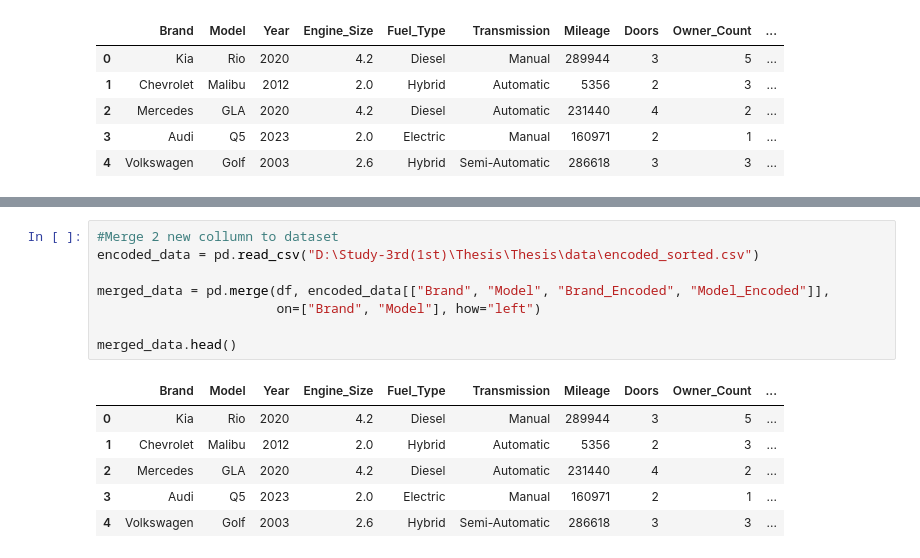
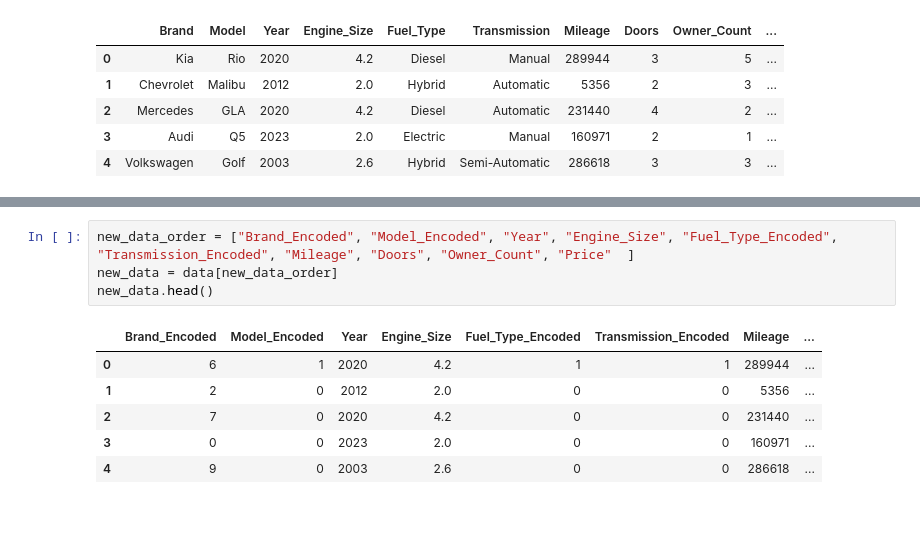
Before and after one commit to NickyNguyen1910/Thesis, a Jupyter notebook: main.ipynb, the cells around one changed output, grey strips where cells are left out. Drawn from its saved outputs; the diff is of its cells as text; blank space fills up the shorter version.

```diff
--- a/main.ipynb
+++ b/main.ipynb
@@ -81,15 +70,11 @@ data.head(10)
-# %%
-#Merge 2 new collumn to dataset
-encoded_data = pd.read_csv("D:\Study-3rd(1st)\Thesis\Thesis\data\encoded_sorted.csv")
-
-merged_data = pd.merge(df, encoded_data[["Brand", "Model", "Brand_Encoded", "Model_Encoded"]],
-                       on=["Brand", "Model"], how="left")
-
-merged_data.head()
-# %% [output]
-|  | Brand | Model | Year | Engine_Size | Fuel_Type | Transmission | Mileage | Doors | Owner_Count | ... |
-| 0 | Kia | Rio | 2020 | 4.2 | Diesel | Manual | 289944 | 3 | 5 | ... |
-| 1 | Chevrolet | Malibu | 2012 | 2.0 | Hybrid | Automatic | 5356 | 2 | 3 | ... |
-| 2 | Mercedes | GLA | 2020 | 4.2 | Diesel | Automatic | 231440 | 4 | 2 | ... |
-| 3 | Audi | Q5 | 2023 | 2.0 | Electric | Manual | 160971 | 2 | 1 | ... |
-| 4 | Volkswagen | Golf | 2003 | 2.6 | Hybrid | Semi-Automatic | 286618 | 3 | 3 | ... |
+# %%
+new_data_order = ["Brand_Encoded", "Model_Encoded", "Year", "Engine_Size", "Fuel_Type_Encoded", "Transmission_Encoded", "Mileage", "Doors", "Owner_Count", "Price"	]
+new_data = data[new_data_order]
+new_data.head()
+# %% [output]
+|  | Brand_Encoded | Model_Encoded | Year | Engine_Size | Fuel_Type_Encoded | Transmission_Encoded | Mileage | ... |
+| 0 | 6 | 1 | 2020 | 4.2 | 1 | 1 | 289944 | ... |
+| 1 | 2 | 0 | 2012 | 2.0 | 0 | 0 | 5356 | ... |
+| 2 | 7 | 0 | 2020 | 4.2 | 0 | 0 | 231440 | ... |
+| 3 | 0 | 0 | 2023 | 2.0 | 0 | 0 | 160971 | ... |
+| 4 | 9 | 0 | 2003 | 2.6 | 0 | 0 | 286618 | ... |
```
Also changed, not shown: parts of 6 cells of this notebook.
